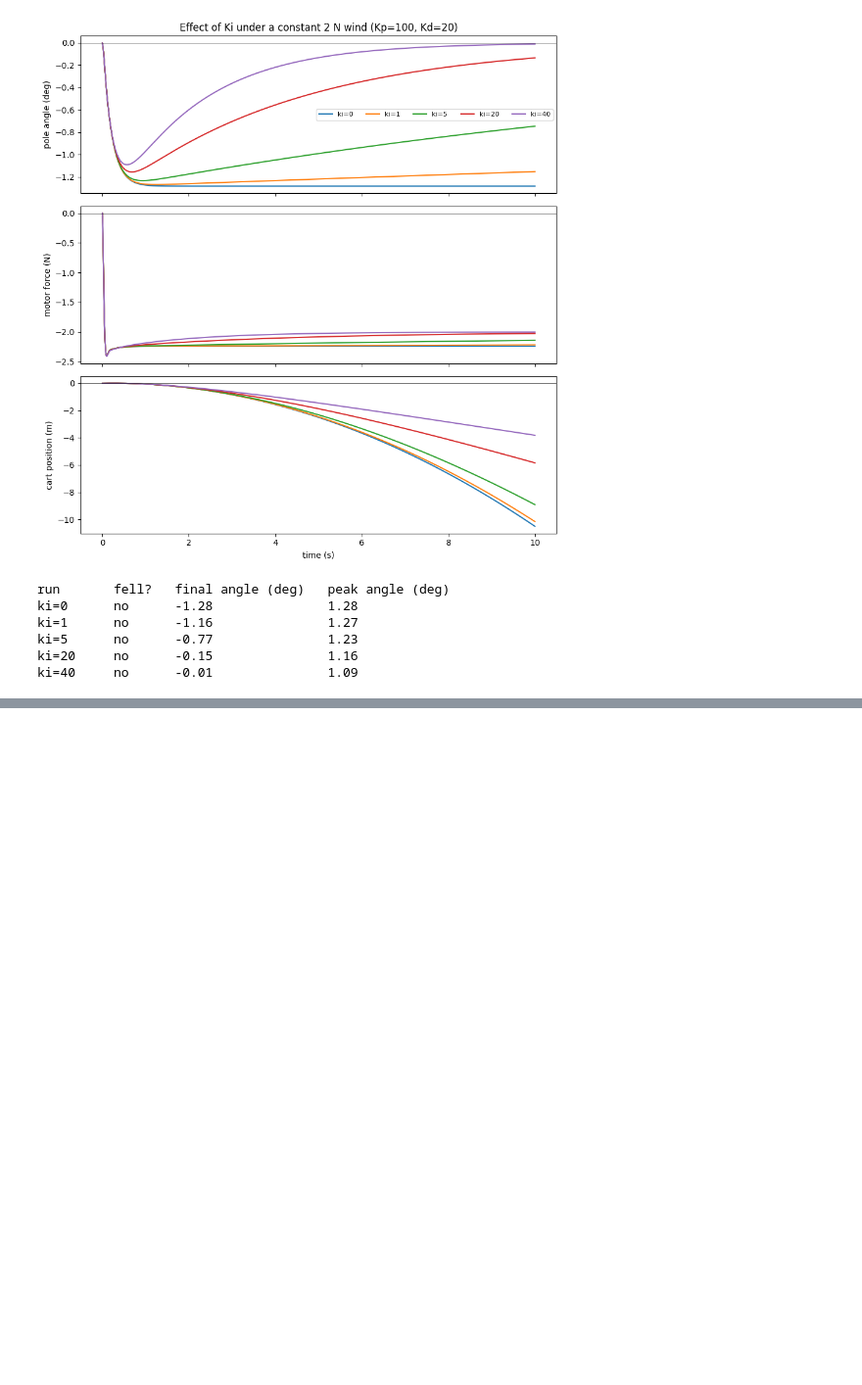
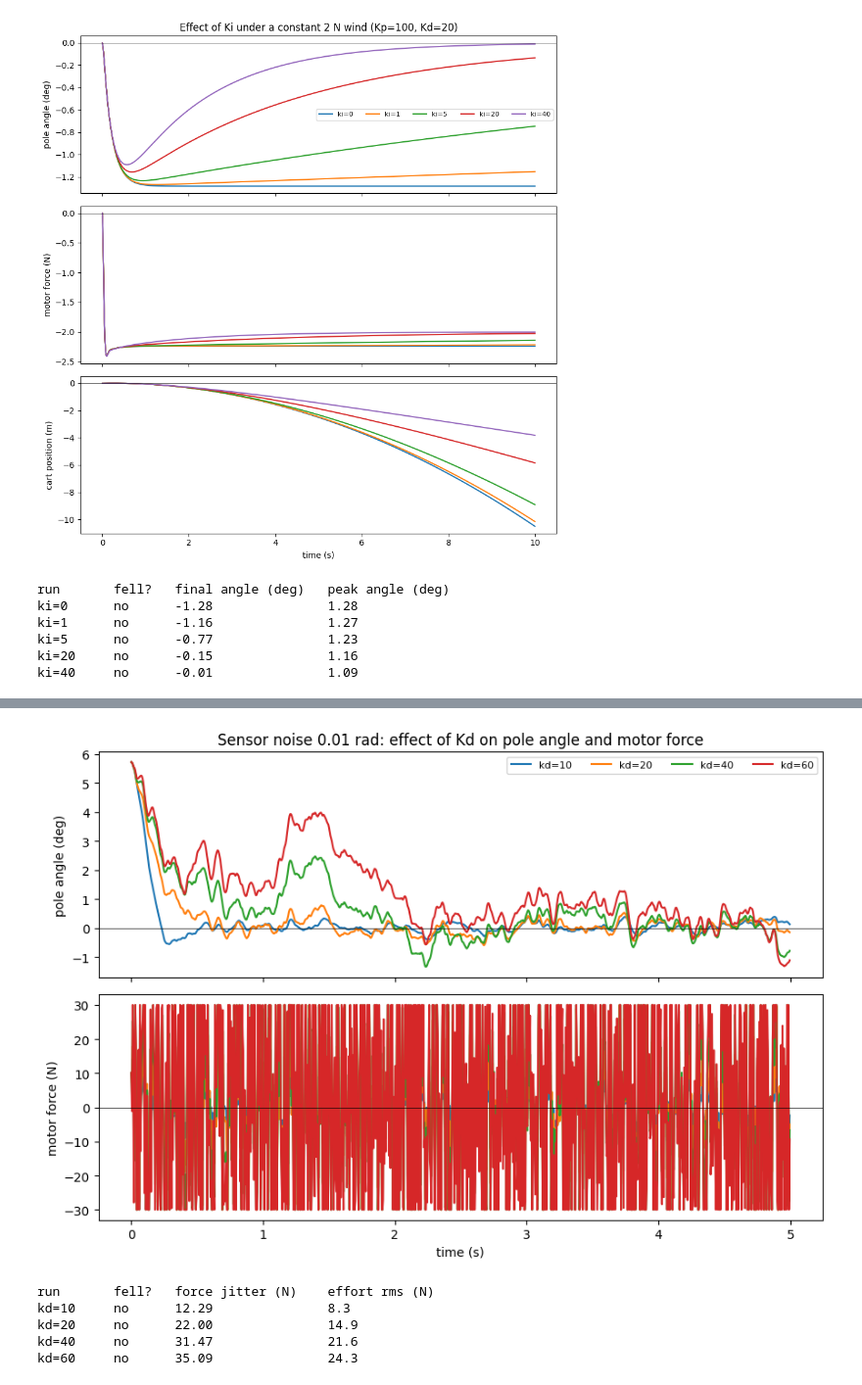
Before and after one commit to Series-Parallel/Machine_in_control, a Jupyter notebook: cartpole_pid.ipynb, the cells around one changed output, grey strips where cells are left out. Shown at 98% size. Drawn from its saved outputs; the diff is of its cells as text; code cells hidden in the pictures; blank space fills up the shorter version.

```diff
--- a/cartpole_pid.ipynb
+++ b/cartpole_pid.ipynb
@@ -324,0 +339,17 @@ ki=40     no      -0.01               1.09
+# %%
+# ---- Cell 16: Experiment 4, sensor noise vs Kd ----
+base = dict(kp=100, ki=1, kd=20)
+runs = sweep("kd", [10, 20, 40, 60], base, T=5.0, noise=0.01)
+plot_runs(runs, "Sensor noise 0.01 rad: effect of Kd on pole angle and motor force", rows=("angle", "force"))
+
+print(f"{'run':<10}{'fell?':<8}{'force jitter (N)':<20}{'effort rms (N)':<16}")
+for label, log in runs:
+    jitter = np.std(np.diff(log[:, 4]))          # how much the force jumps from one step to the next
+    print(f"{label:<10}{('YES' if log[-1, 5] else 'no'):<8}{jitter:<20.2f}{metrics(log)['effort_rms_N']:<16.1f}")
+# %% [output]
+[figure, added]
+run       fell?   force jitter (N)    effort rms (N)
+kd=10     no      12.29               8.3
+kd=20     no      22.00               14.9
+kd=40     no      31.47               21.6
+kd=60     no      35.09               24.3
```
Also changed, not shown: parts of 22 cells of this notebook.
